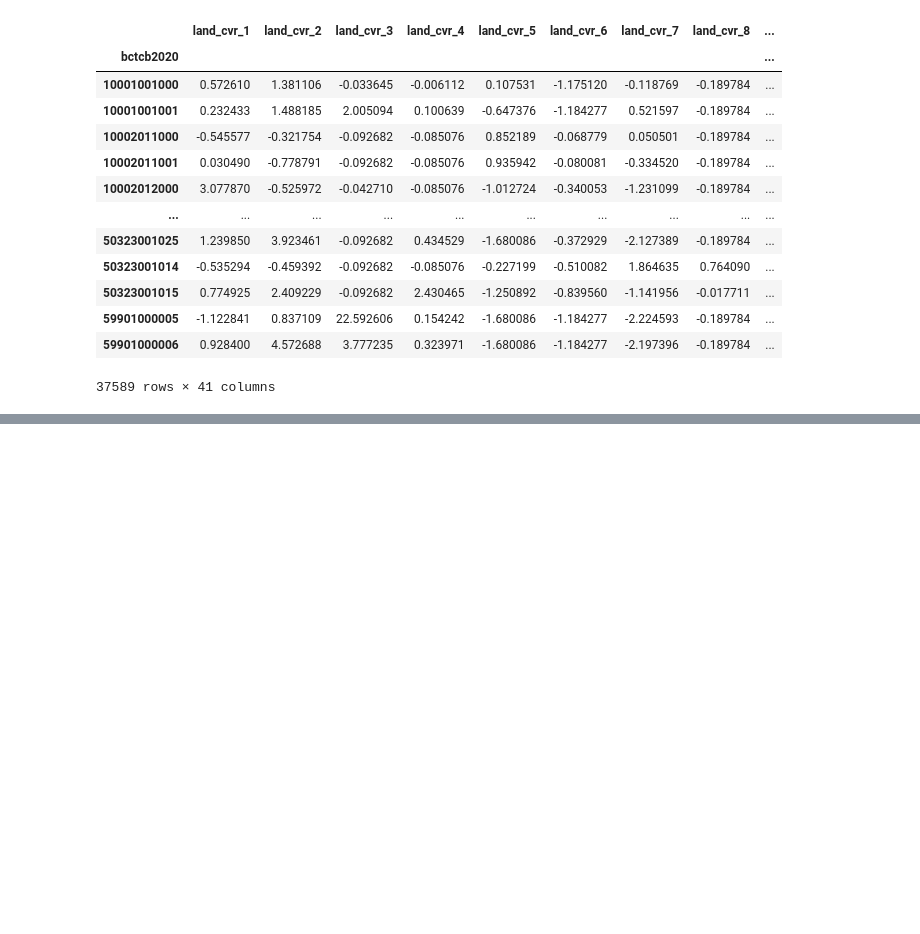
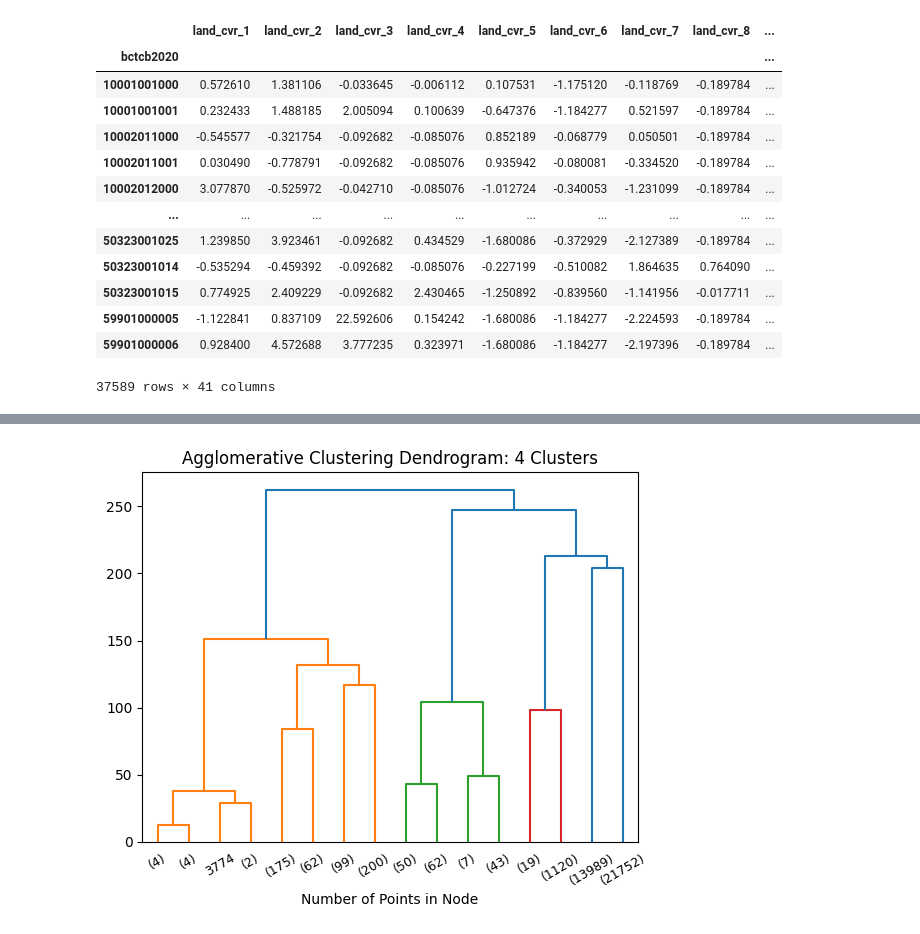
Before and after one commit to courtney-smith-97/flood-risk, a Jupyter notebook: modeling/modeling_and_feat_importance.ipynb, the cells around one changed output, grey strips where cells are left out. Cells and saved outputs as stored; diff of their text form; code cells hidden in the pictures; blank space fills up the shorter version.

```diff
--- a/modeling/modeling_and_feat_importance.ipynb
+++ b/modeling/modeling_and_feat_importance.ipynb
@@ -641,0 +719,2 @@ Fitting 1 folds for each of 6 candidates, totalling 6 fits
+# %%
+feats2 = ['elev_mean_diff', 'land_cvr_1', 'wl_marsh_ind', 'land_cvr_3', 'river_ind', 'land_cvr_5_ct', 'land_cvr_3_ct', 'elev_var', 'elev_var_ct', 'elev_mean', 'catch_basin_count']
@@ -641,0 +728,3 @@ Fitting 1 folds for each of 6 candidates, totalling 6 fits
+# %%
+ac2 = AgglomerativeClustering(n_clusters = 4, compute_distances = True)
+ac2.fit(feat_data[feats2])
@@ -641,0 +850,7 @@ Fitting 1 folds for each of 6 candidates, totalling 6 fits
+# %%
+plt.title('Agglomerative Clustering Dendrogram: 4 Clusters')
+plot_dendrogram(ac2, truncate_mode = 'level', p = 3, leaf_rotation = 30, leaf_font_size = 9)
+plt.xlabel('Number of Points in Node')
+plt.show()
+# %% [output]
+[figure, added]
```
Also changed, not shown: parts of 22 cells of this notebook.
